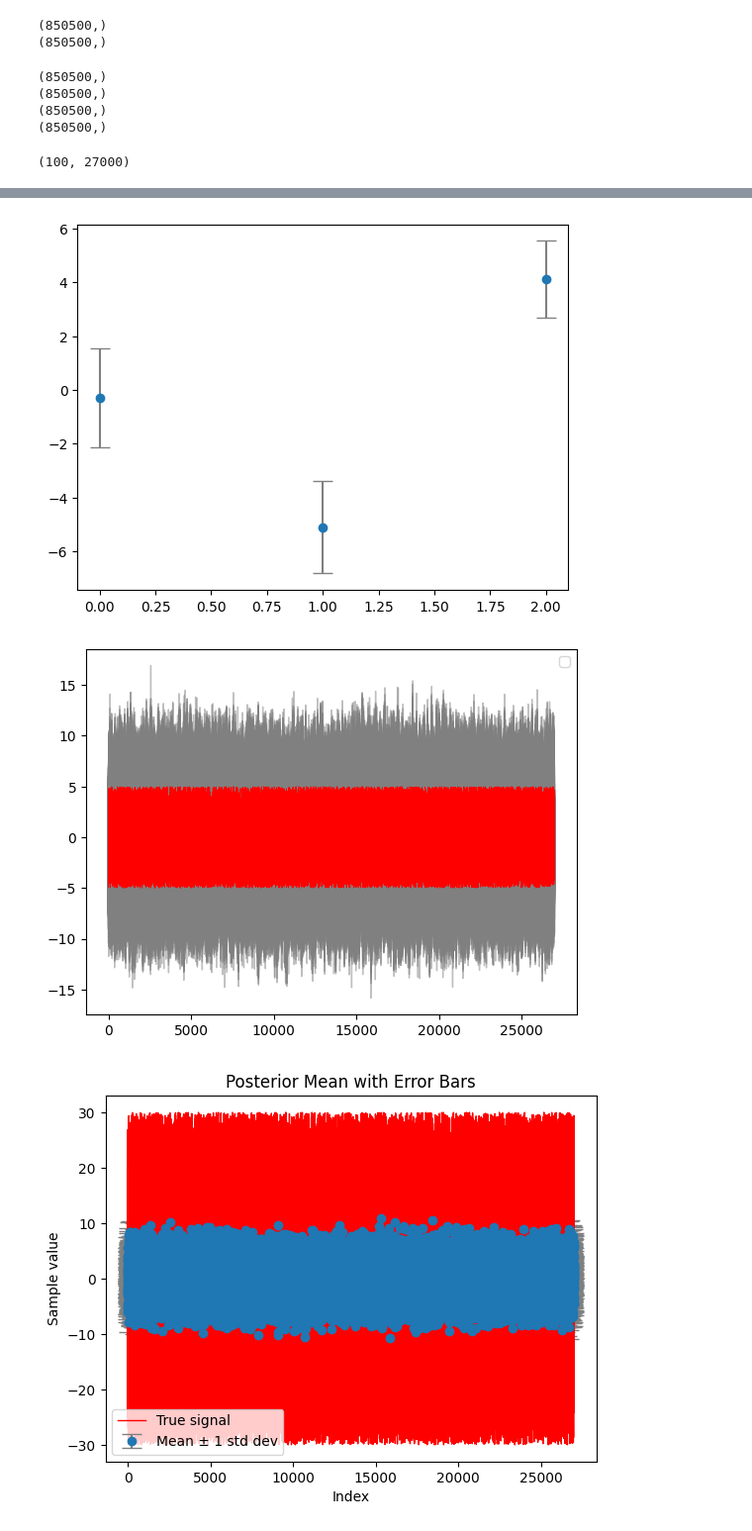
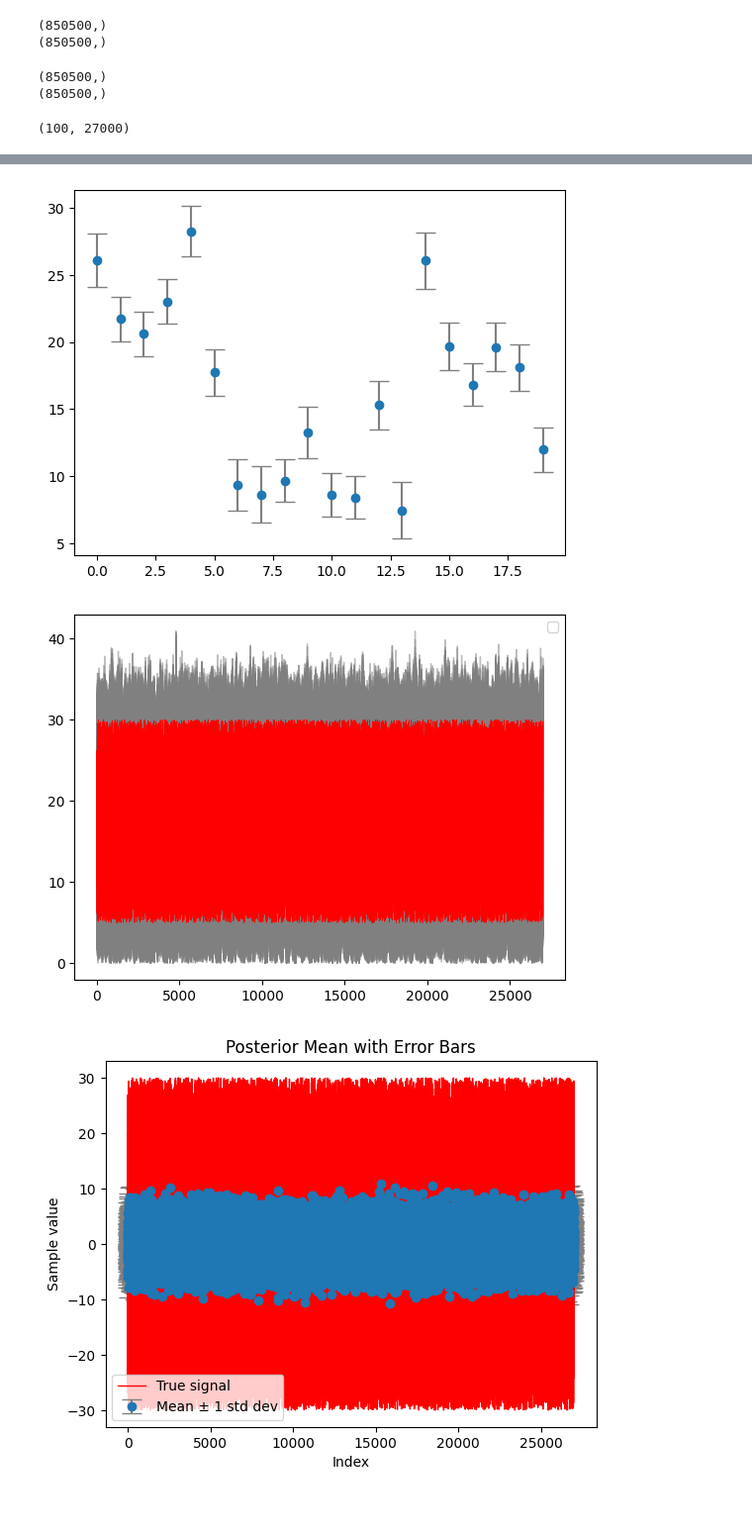
Before and after one commit to Rachel-0420/Toy-Model-for-Field-Level, a Jupyter notebook: SPT-3G_simulation.ipynb, the cells around one changed output, grey strips where cells are left out. Shown at 99% size. Cells and saved outputs as stored; diff of their text form; code cells hidden in the pictures.

Commit message:
corrected the range of signal

```diff
--- a/SPT-3G_simulation.ipynb
+++ b/SPT-3G_simulation.ipynb
@@ -35,8 +35,8 @@ N_d, N_t, N_p = 2700, int(150 * 2.1), 10
 #         signal_org[i][j] = 10 * (i + 1) * math.sin((2 * math.pi / N_p) * j)
 # signal_org = np.array(signal_org)
 # print(np.shape(signal_org))
-signal_1 = np.random.uniform(low=-5, high=5, size=N_p*N_d)
-signal_2 = np.random.uniform(low=-30, high=30, size=N_p*N_d)
+signal_1 = np.random.uniform(low=5, high=30, size=N_p*N_d)
+# signal_2 = np.random.uniform(low=-30, high=30, size=N_p*N_d)
 
 # converted signal array
 #bsignal = signal_org.reshape(N_d * N_p,)
@@ -183,7 +180,7 @@ Field-Level Estimation
 # PM_converted = jnp.array(PM.toarray())
 
 def model_func_1():
-        s = numpyro.sample("s", dist.Uniform(low=jnp.full(N_d*N_p,-50), high=jnp.full(N_d*N_p,50)))
+        s = numpyro.sample("s", dist.Uniform(low=jnp.full(N_d*N_p,0), high=jnp.full(N_d*N_p,50)))
         # d = PM_converted @ s
         d = s[P_encoded]
         print(d.shape)
@@ -221,11 +218,9 @@ mcmc_2.run(rng_key)
 (850500,)
 # %%
 trace_1 = az.from_numpyro(mcmc_1)
-trace_2 = az.from_numpyro(mcmc_2)
+# trace_2 = az.from_numpyro(mcmc_2)
 # %% [output]
 (850500,)
 (850500,)
-(850500,)
-(850500,)
 # %%
 trace_1.posterior['s'].squeeze().shape
@@ -248,7 +243,7 @@ plt.ylabel('Sample value')
 plt.title('Posterior Mean with Error Bars')
 plt.show()
 
-plt.errorbar(x[0:3], s_mean_1[0:3], yerr=s_std_1[0:3], fmt='o', ecolor='gray', capsize=7,
+plt.errorbar(x[0:20], s_mean_1[0:20], yerr=s_std_1[0:20], fmt='o', ecolor='gray', capsize=7,
              label='Mean ± 1 std dev')
 plt.show()
 
@@ -263,5 +258,5 @@ plt.show()
-[figure, old version]
+[figure, new version]
-[figure, old version]
+[figure, new version]
 # %%
 s_samples_2 = trace_2.posterior['s'].squeeze().values  # shape: (100, 25)
 s_mean_2 = np.mean(s_samples_2, axis=0)                  # shape: (25,)
```
Also changed, not shown: parts of 8 cells of this notebook.
